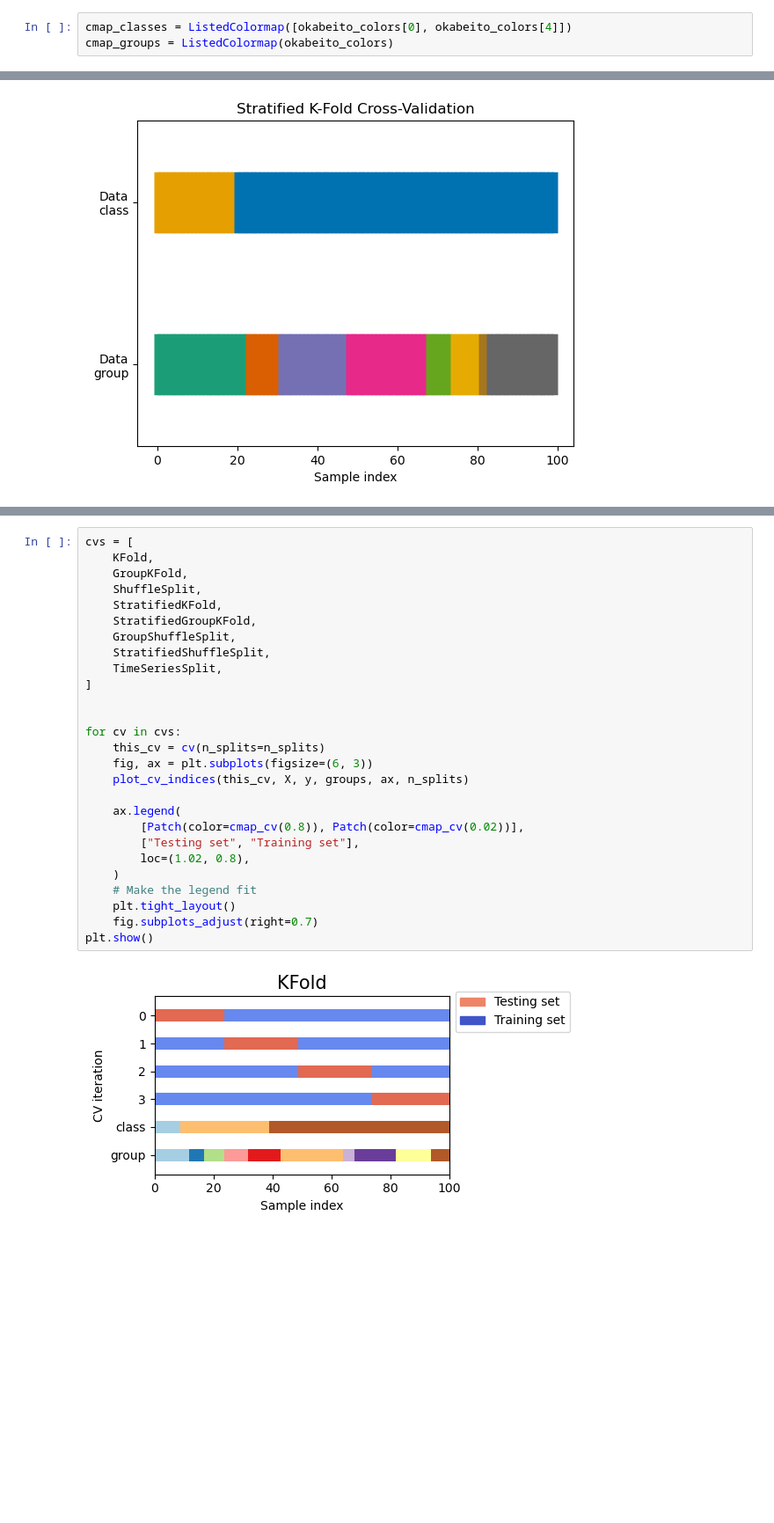
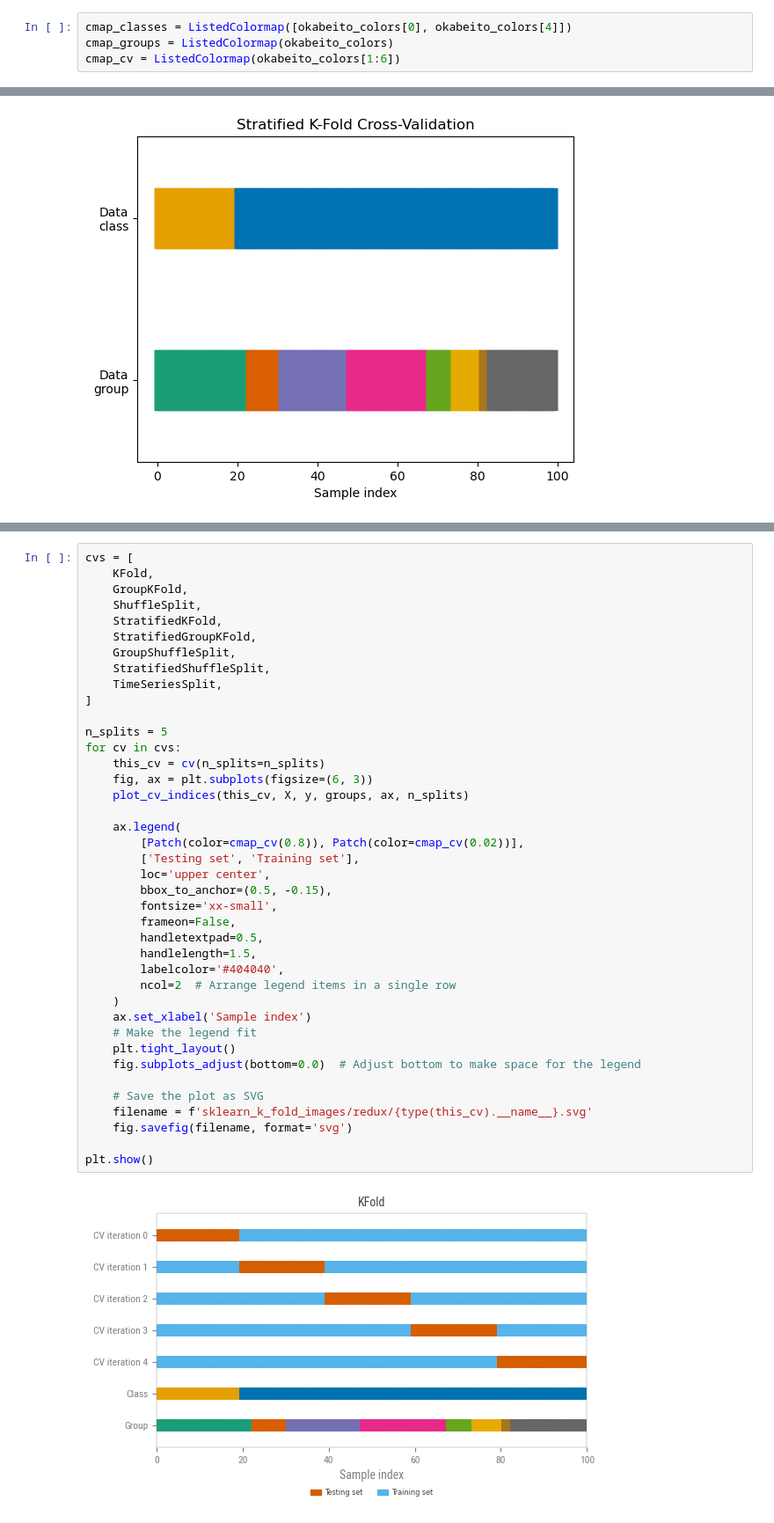
Before and after one commit to m-clark/book-of-models, a Jupyter notebook: img/sklearn_cv_plots.ipynb, the cells around one changed output, grey strips where cells are left out. Shown: that part at 88% size. Cells and saved outputs as stored; diff of their text form; blank space fills up the shorter version.

```diff
--- a/img/sklearn_cv_plots.ipynb
+++ b/img/sklearn_cv_plots.ipynb
@@ -23,6 +24,7 @@ okabeito_colors = ['#E69F00', '#56B4E9', '#009E73', '#F0E442', '#0072B2', '#D55E
 # %%
 cmap_classes = ListedColormap([okabeito_colors[0], okabeito_colors[4]])
 cmap_groups = ListedColormap(okabeito_colors)
+cmap_cv = ListedColormap(okabeito_colors[1:6])
 # %%
 import numpy as np
 import matplotlib.pyplot as plt
@@ -186,29 +165,42 @@ ValueError: x and y must be the same size
 # %%
 cvs = [
     KFold,
     GroupKFold,
     ShuffleSplit,
     StratifiedKFold,
     StratifiedGroupKFold,
     GroupShuffleSplit,
     StratifiedShuffleSplit,
     TimeSeriesSplit,
 ]
 
-
+n_splits = 5
 for cv in cvs:
     this_cv = cv(n_splits=n_splits)
     fig, ax = plt.subplots(figsize=(6, 3))
     plot_cv_indices(this_cv, X, y, groups, ax, n_splits)
 
     ax.legend(
         [Patch(color=cmap_cv(0.8)), Patch(color=cmap_cv(0.02))],
-        ["Testing set", "Training set"],
-        loc=(1.02, 0.8),
+        ['Testing set', 'Training set'],
+        loc='upper center',
+        bbox_to_anchor=(0.5, -0.15),
+        fontsize='xx-small',
+        frameon=False,
+        handletextpad=0.5,
+        handlelength=1.5,
+        labelcolor='#404040',
+        ncol=2  # Arrange legend items in a single row
     )
+    ax.set_xlabel('Sample index')
     # Make the legend fit
     plt.tight_layout()
-    fig.subplots_adjust(right=0.7)
+    fig.subplots_adjust(bottom=0.0)  # Adjust bottom to make space for the legend
+
+    # Save the plot as SVG
+    filename = f'sklearn_k_fold_images/redux/{type(this_cv).__name__}.svg'
+    fig.savefig(filename, format='svg')
+
 plt.show()
 # %% [output]
-[figure, old version]
+[figure, new version]
```
Also changed, not shown: parts of 6 cells of this notebook, 6 other files.
